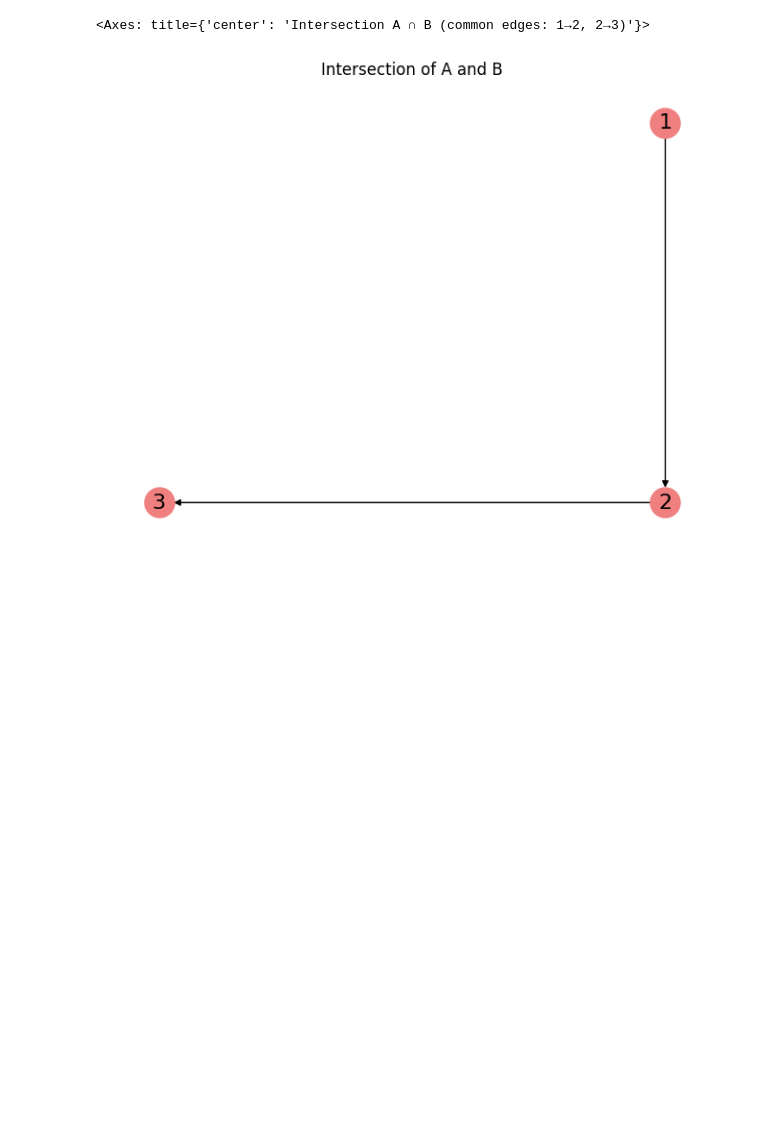
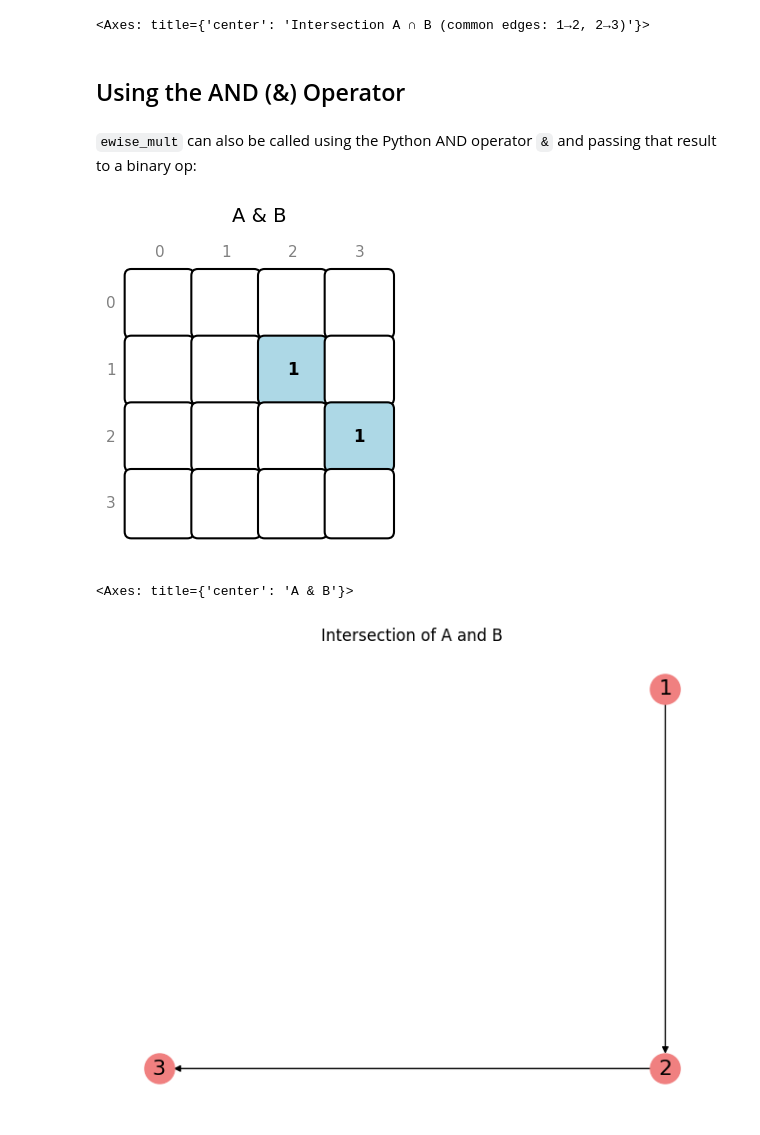
Before and after one commit to GraphBLAS/IllustratedGraphBLAS, a Jupyter notebook: notebooks/06_elementwise_ops.ipynb, the cells around one changed output. Saved outputs shown, nothing was run; the diff lists cells and outputs as text; code cells hidden in the pictures; blank space fills up the shorter version.

```diff
--- a/notebooks/06_elementwise_ops.ipynb
+++ b/notebooks/06_elementwise_ops.ipynb
@@ -70,6 +79,15 @@ draw_matrix(intersection, title="Intersection A ∩ B (common edges: 1→2, 2→
 # %% [output]
 [figure]
 <Axes: title={'center': 'Intersection A ∩ B (common edges: 1→2, 2→3)'}>
+# %% [markdown]
+## Using the AND (&) Operator
+# %% [markdown]
+`ewise_mult` can also be called using the Python AND operator `&` and passing that result to a binary op:
+# %%
+draw_matrix(binary.times(A & B).new(), title="A & B")
+# %% [output]
+[figure, added]
+<Axes: title={'center': 'A & B'}>
 # %%
 # Visualize intersection
 G_int = matrix_to_graph(intersection)
```
Also changed, not shown: parts of 10 cells of this notebook, 6 other files.
